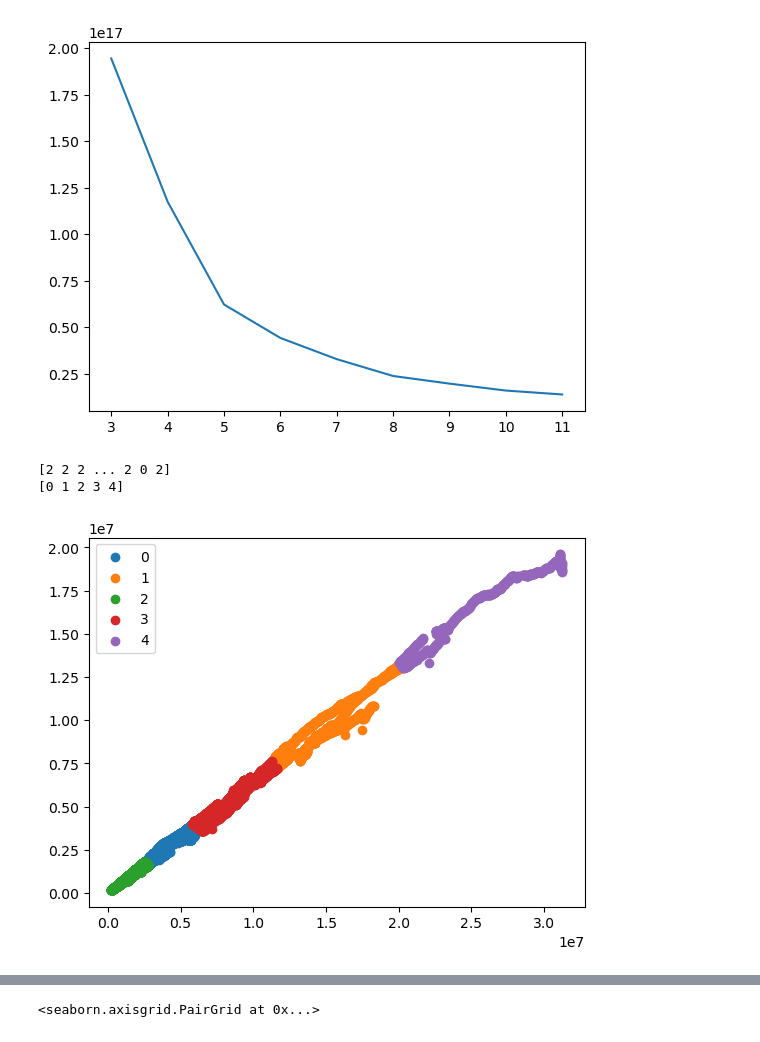
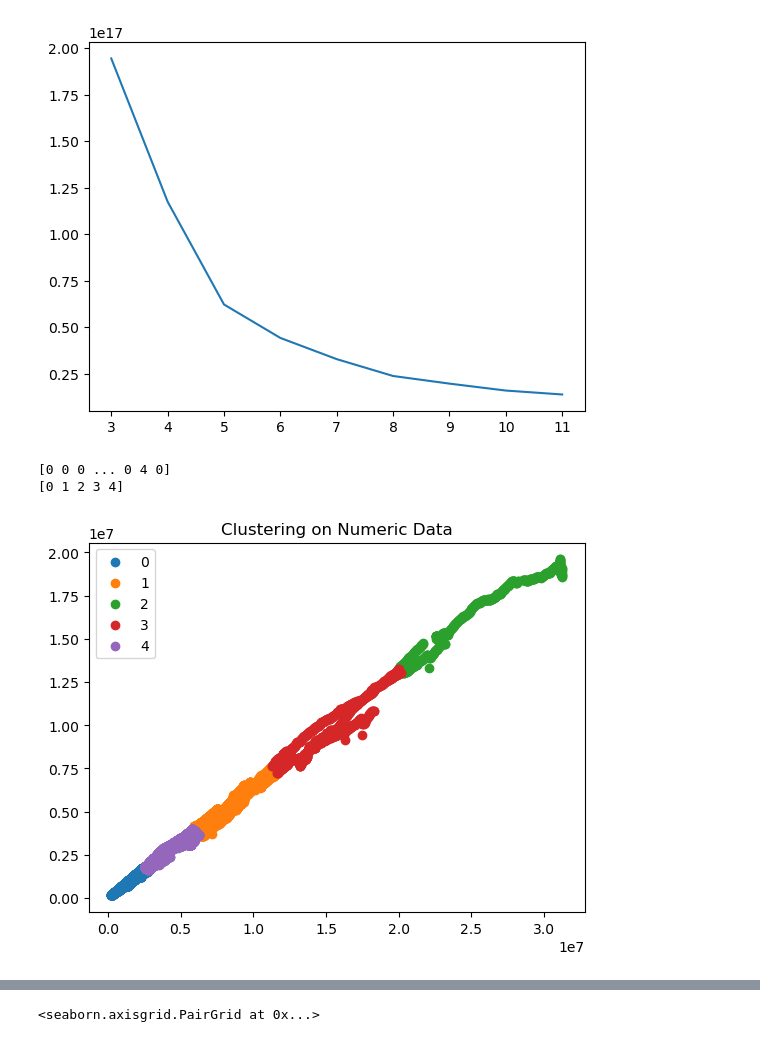
Before and after one commit to Clyburnje/Unemployment-Analysis-Final-Project, a Jupyter notebook: Unemployment Clustering & PCA.ipynb, the cells around one changed output, grey strips where cells are left out. Drawn from its saved outputs; the diff is of its cells as text; code cells hidden in the pictures.

```diff
--- a/Unemployment Clustering & PCA.ipynb
+++ b/Unemployment Clustering & PCA.ipynb
@@ -204,26 +207,27 @@ plt.plot(ks, inertias)
 # %%
 km = KMeans(n_clusters=5)
 km.fit(df)
 
 # predict the labels of clusters.
 label = km.fit_predict(df)
 
 print(label)
 print(np.unique(label))
 # getting unique labels
 
 u_labels = np.unique(label)
 #df['label'] = label
 # plotting the results:
 
 for i in u_labels:
     plt.scatter(df.iloc[label == i , 0] , df.iloc[label == i , 1] , label = i)
 plt.legend()
+plt.title('Clustering on Numeric Data')
 plt.show()
 # %% [output]
-[2 2 2 ... 2 0 2]
+[0 0 0 ... 0 4 0]
 [0 1 2 3 4]
-[figure, old version]
+[figure, new version]
 # %%
 labelDf = pd.DataFrame(label)
 newDat = data.assign(Cluster = label)
```
Also changed, not shown: parts of 7 cells of this notebook.
